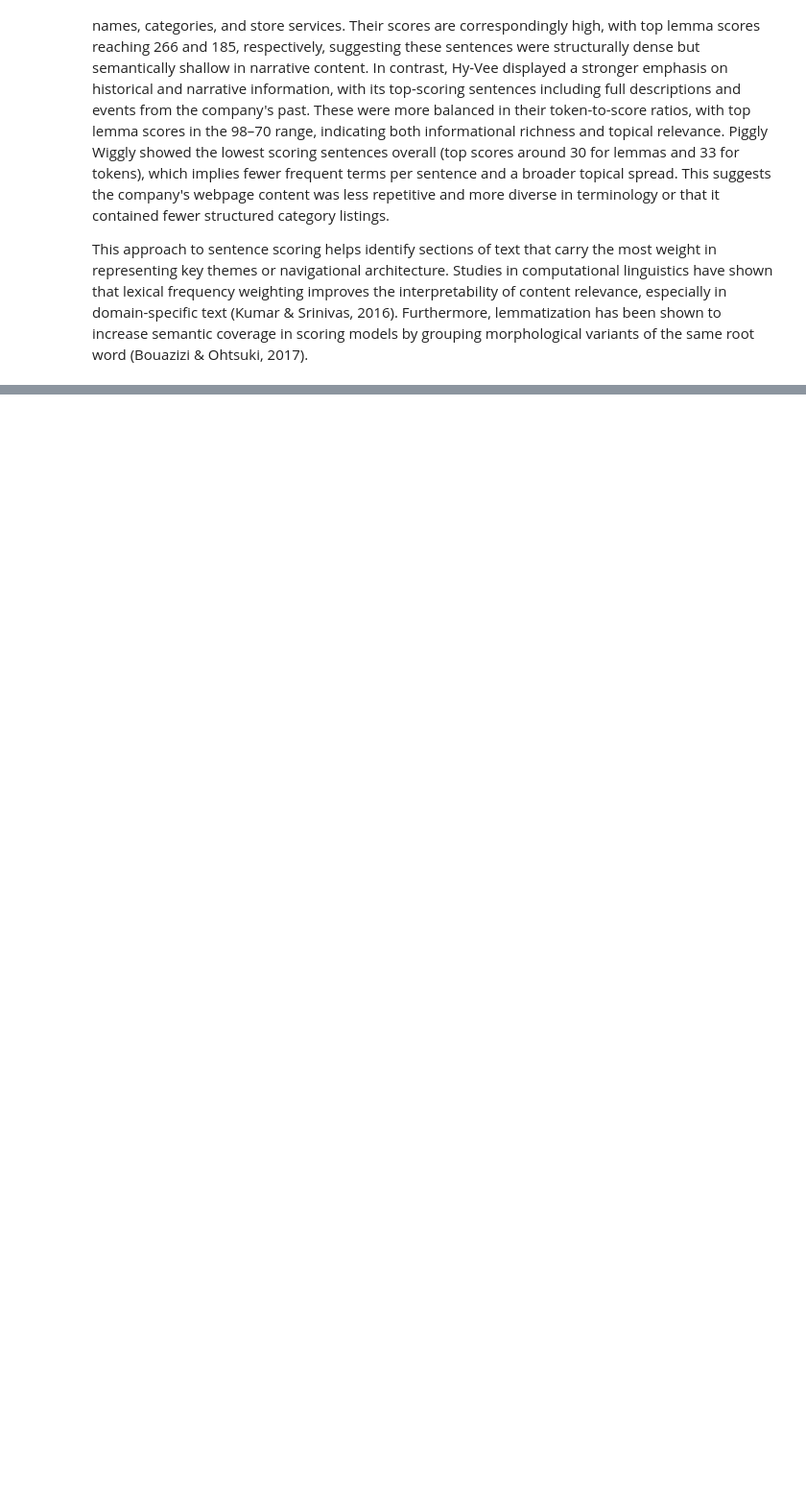
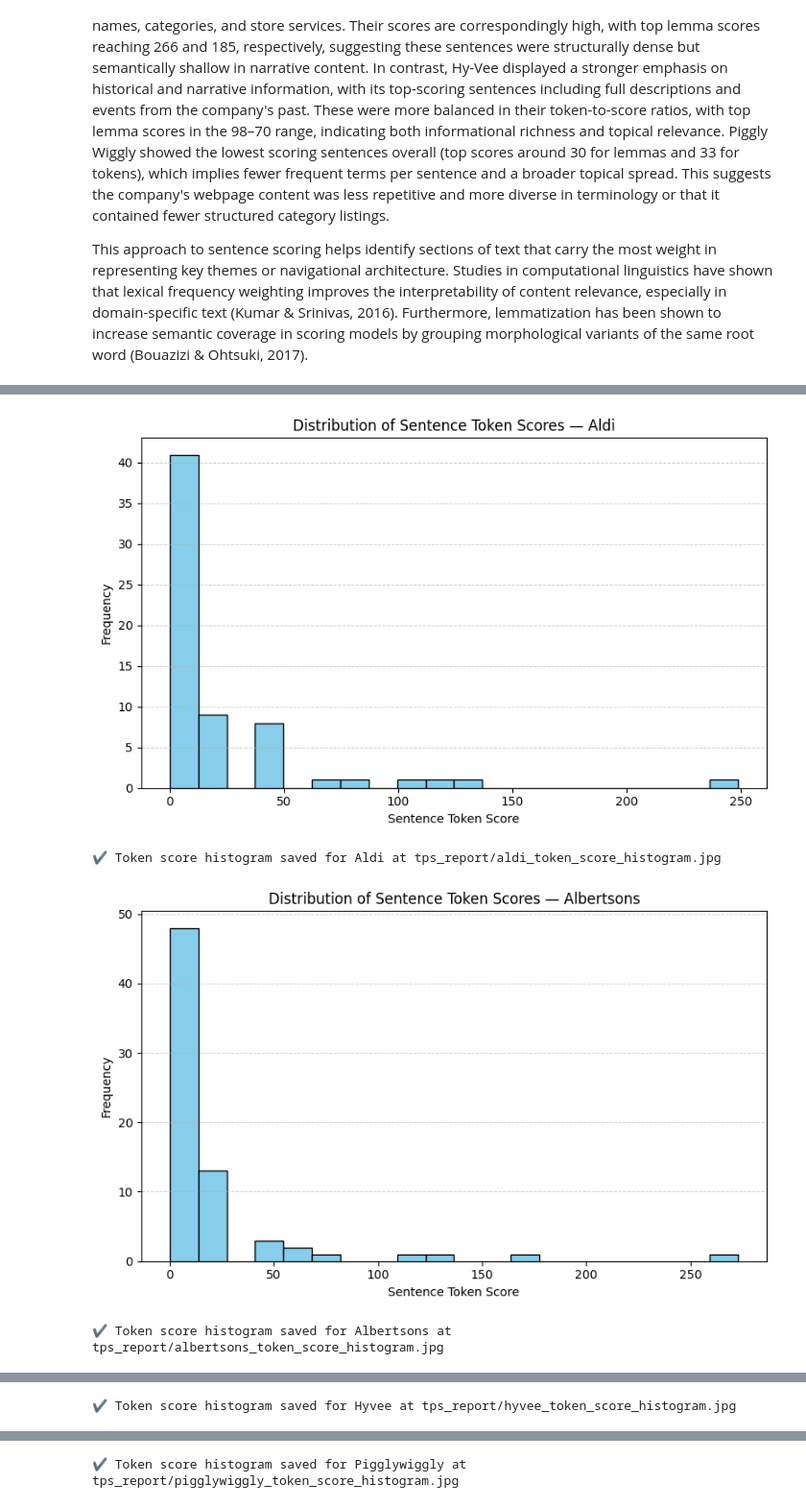
Before and after one commit to Data-Git-Hub/p7_web_compare, a Jupyter notebook: web_compare.ipynb, the cells around one changed output, grey strips where cells are left out. Shown at 96% size. Drawn from its saved outputs; the diff is of its cells as text; code cells hidden in the pictures; blank space fills up the shorter version.

```diff
--- a/web_compare.ipynb
+++ b/web_compare.ipynb
@@ -873,0 +877,37 @@ This approach to sentence scoring helps identify sections of text that carry the
+# %%
+# Create histograms for each company
+for company in valid_companies:
+    try:
+        with open(f"parse/{company}.txt", "r", encoding="utf-8") as f:
+            text = f.read()
+
+        # Load frequency data
+        token_freq = load_frequency_dict(f"tps_report/{company}_tokens_filtered.txt")
+
+        # Compute all token-based sentence scores
+        all_token_scores = [score for _, score in compute_sentence_scores(text, token_freq, use_lemma=False)]
+
+        # Plot histogram
+        plt.figure(figsize=(8, 5))
+        plt.hist(all_token_scores, bins=20, color="skyblue", edgecolor="black")
+        plt.title(f"Distribution of Sentence Token Scores — {company.title()}")
+        plt.xlabel("Sentence Token Score")
+        plt.ylabel("Frequency")
+        plt.grid(axis='y', linestyle='--', linewidth=0.7, alpha=0.6)
+        plt.tight_layout()
+
+        # Save and display
+        plot_path = f"tps_report/{company}_token_score_histogram.jpg"
+        plt.savefig(plot_path, format="jpg")
+        plt.show()
+        plt.close()
+
+        print(f" Token score histogram saved for {company.title()} at {plot_path}")
+
+    except Exception as e:
+        print(f"Error generating histogram for {company}: {e}")
+# %% [output]
+[figure, added]
+✔ Token score histogram saved for Aldi at tps_report/aldi_token_score_histogram.jpg
+[figure, added]
+✔ Token score histogram saved for Albertsons at tps_report/albertsons_token_score_histogram.jpg
@@ -873,0 +915 @@ This approach to sentence scoring helps identify sections of text that carry the
+✔ Token score histogram saved for Hyvee at tps_report/hyvee_token_score_histogram.jpg
@@ -873,0 +917 @@ This approach to sentence scoring helps identify sections of text that carry the
+✔ Token score histogram saved for Pigglywiggly at tps_report/pigglywiggly_token_score_histogram.jpg
```
Also changed, not shown: parts of 8 cells of this notebook, 13 other files.
